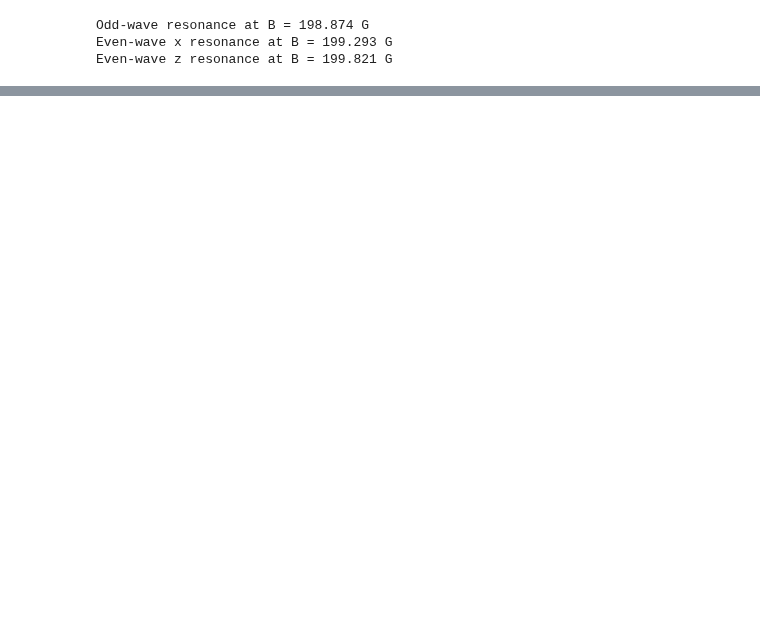
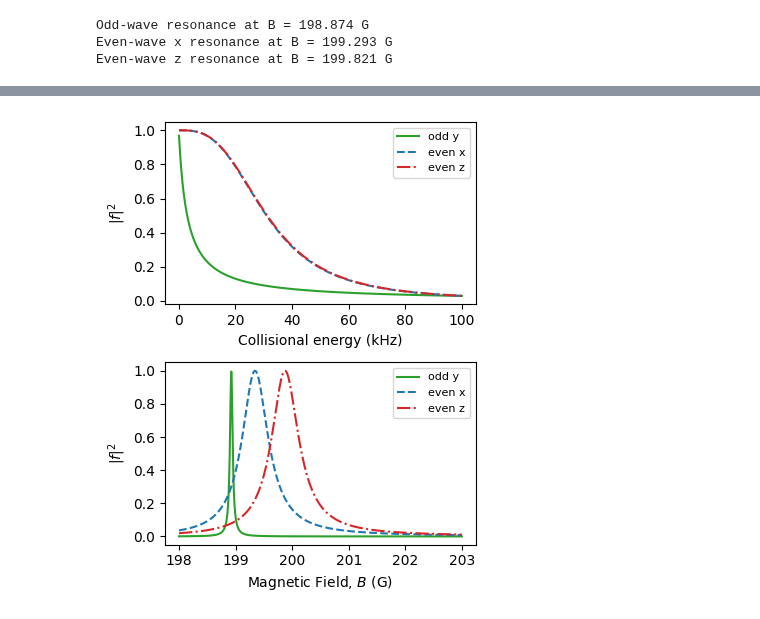
Before and after one commit to colinjdale/ChiPyLab, a Jupyter notebook: amo/examples/plot_q1d_scattering_amplitudes.ipynb, the cells around one changed output, grey strips where cells are left out. Drawn from its saved outputs; the diff is of its cells as text; code cells hidden in the pictures; blank space fills up the shorter version.

```diff
--- a/amo/examples/plot_q1d_scattering_amplitudes.ipynb
+++ b/amo/examples/plot_q1d_scattering_amplitudes.ipynb
@@ -125,23 +124,40 @@ plt.show()
 # %%
-# colour_list = plt.rcParams['axes.prop_cycle'].by_key()['color']
+colour_list = plt.rcParams['axes.prop_cycle'].by_key()['color']
 
-# fig, axs = plt.subplots(2, 1, figsize=(6, 6))
-# num = 1000
-# B = np.linspace(198, 203, 1000)  # G
-# Ek = np.linspace(0, 100, num)  # kHz
+colors = [colour_list[i] for i in [2, 0, 3]]
 
-# ax = axs[0]
-# ax.set(ylabel=r"$|f|^2$", xlabel=r"Collisional energy (kHz)")
+fig, axs = plt.subplots(2, 1, figsize=(4, 5))
+num = 1000
+B = np.linspace(198, 203, num)  # G
+Ek = np.linspace(0.1, 100, num)  # kHz
+Ek_typ = 10.0  # kHz
 
-# ax.plot(Ek, np.abs(f_odd(Ek*h*1e3), ))
+ax = axs[0]
+ax.set(ylabel=r"$|f|^2$", xlabel=r"Collisional energy (kHz)")
 
-# ax.legend(fontsize=8, loc="upper left")
+ax.plot(Ek, np.abs(f_odd(Ek*h*1e3, B_res_odd))**2, '-',
+        color=colors[0], label="odd y")
+ax.plot(Ek, np.abs(f_even(Ek*h*1e3, B_res_even))**2, '--',
+        color=colors[1], label="even x")
+ax.plot(Ek, np.abs(f_even_m0(Ek*h*1e3, B_res_even_m0))**2, '-.',
+        color=colors[2], label="even z")
 
-# ax = axs[1]
-# ax.set(ylabel=r"$|f|^2$", xlabel=r"Magnetic Field, $B$ (G)")
-# ax.legend(fontsize=8, loc="upper left")
+ax.legend(fontsize=8, loc="upper right")
+
+ax = axs[1]
+ax.set(ylabel=r"$|f|^2$", xlabel=r"Magnetic Field, $B$ (G)")
+ax.plot(B, np.abs(f_odd(Ek_typ*h*1e3, B))**2, '-',
+        color=colors[0], label="odd y")
+ax.plot(B, np.abs(f_even(Ek_typ*h*1e3, B))**2, '--',
+        color=colors[1], label="even x")
+ax.plot(B, np.abs(f_even_m0(Ek_typ*h*1e3, B))**2, '-.',
+        color=colors[2], label="even z")
+
+ax.legend(fontsize=8, loc="upper right")
 
 
-# fig.tight_layout()
-# # fig.savefig("breit_rabi.png", dpi=300)
-# plt.show()
+fig.tight_layout()
+# fig.savefig("q1d_scattering_ampitude.png", dpi=300)
+plt.show()
+# %% [output]
+[figure, added]
```
Also changed, not shown: parts of 11 cells of this notebook, 1 other file.
